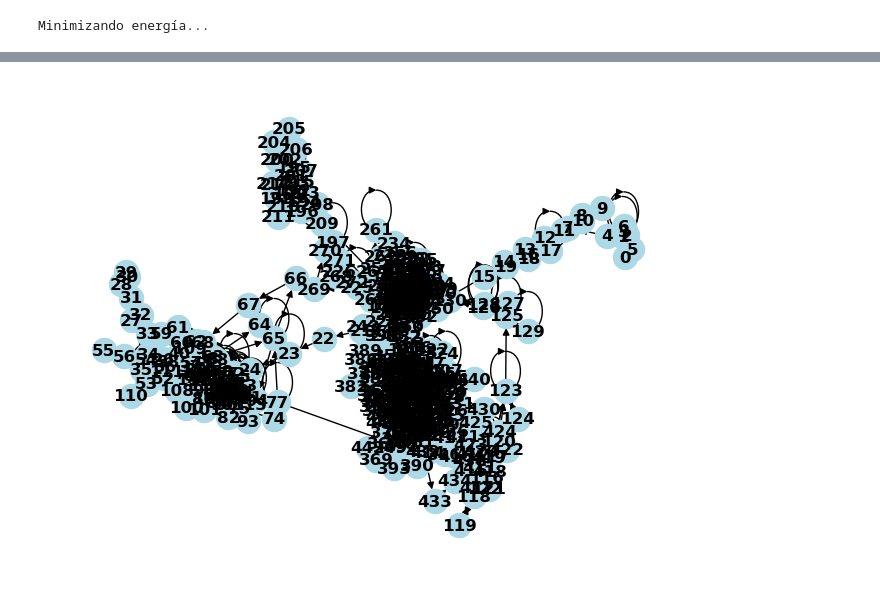
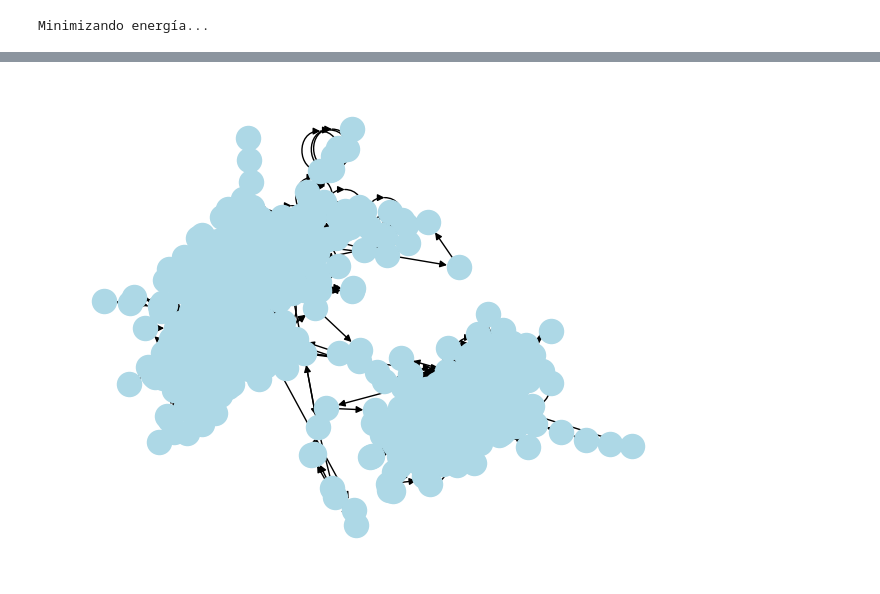
Before and after one commit to uibcdf/Peptides_Landscape, a Jupyter notebook: Minima_3.ipynb, the cells around one changed output, grey strips where cells are left out. Saved outputs shown, nothing was run; the diff lists cells and outputs as text; code cells hidden in the pictures.

```diff
--- a/Minima_3.ipynb
+++ b/Minima_3.ipynb
@@ -58,7 +58,7 @@ Energy after minimization: 141.4972814321518 kJ/mol
 md_topology = md.Topology.from_openmm(simulation.topology)
 # %%
 steps_segment = 1000
-n_segments = 5000
+n_segments = 10000 # 20 ns
 # %%
 def es_el_mismo(angs1, angs2):
     if np.max(np.abs(angs1-angs2))<0.1:
@@ -66,8 +66,10 @@ def es_el_mismo(angs1, angs2):
     else:
         return False
 # %%
-traj_inh_db = []
-unique_db = []
+traj_inh = []
+dihed_db = []
+coors_db = []
+energy_db = []
 # %%
 for ii in tqdm(range(n_segments)):
     simulation.step(steps_segment)
@@ -82,24 +84,26 @@ for ii in tqdm(range(n_segments)):
     psis = md.compute_psi(traj)[1]
     dihed_angs=np.concatenate((phis[0],psis[0]))
     visitado = False
-    for unique_index in range(len(unique_db)):
-        aux = es_el_mismo(dihed_angs, unique_db[unique_index])
+    for unique_index in range(len(dihed_db)):
+        aux = es_el_mismo(dihed_angs, dihed_db[unique_index])
         if aux == True:
             visitado = True
-            traj_inh_db.append(unique_index)
+            traj_inh.append(unique_index)
             break
     if visitado == False:
-        traj_inh_db.append(len(unique_db))
-        unique_db.append(dihed_angs)
+        traj_inh.append(len(dihed_db))
+        dihed_db.append(dihed_angs)
+        coors_db.append(min_positions)
+        energy_db.append(min_energy)
     #print(ii, energy, min_energy, phis, psis)
     #print(dihed_angs)
 # %%
 pesos_transiciones={}
 pesos_nodos={}
 # %%
-for ii in range(len(traj_inh_db)-1):
-    nodo_1 = traj_inh_db[ii]
-    nodo_2 = traj_inh_db[ii+1]
+for ii in range(len(traj_inh)-1):
+    nodo_1 = traj_inh[ii]
+    nodo_2 = traj_inh[ii+1]
     if (nodo_1, nodo_2) in pesos_transiciones:
         pesos_transiciones[nodo_1, nodo_2]+=1
     else:
@@ -126,7 +130,7 @@ for nodes, peso in pesos_transiciones.items():
 # %%
 import matplotlib.pyplot as plt
 # %%
-nx.draw(G, with_labels=True, node_color="lightblue", font_weight="bold")
+nx.draw(G, with_labels=False, node_color="lightblue", font_weight="bold")
 plt.show()
 # %% [output]
-[figure, old version]
+[figure, new version]
```
Also changed, not shown: parts of 4 cells of this notebook, 5 other files.
